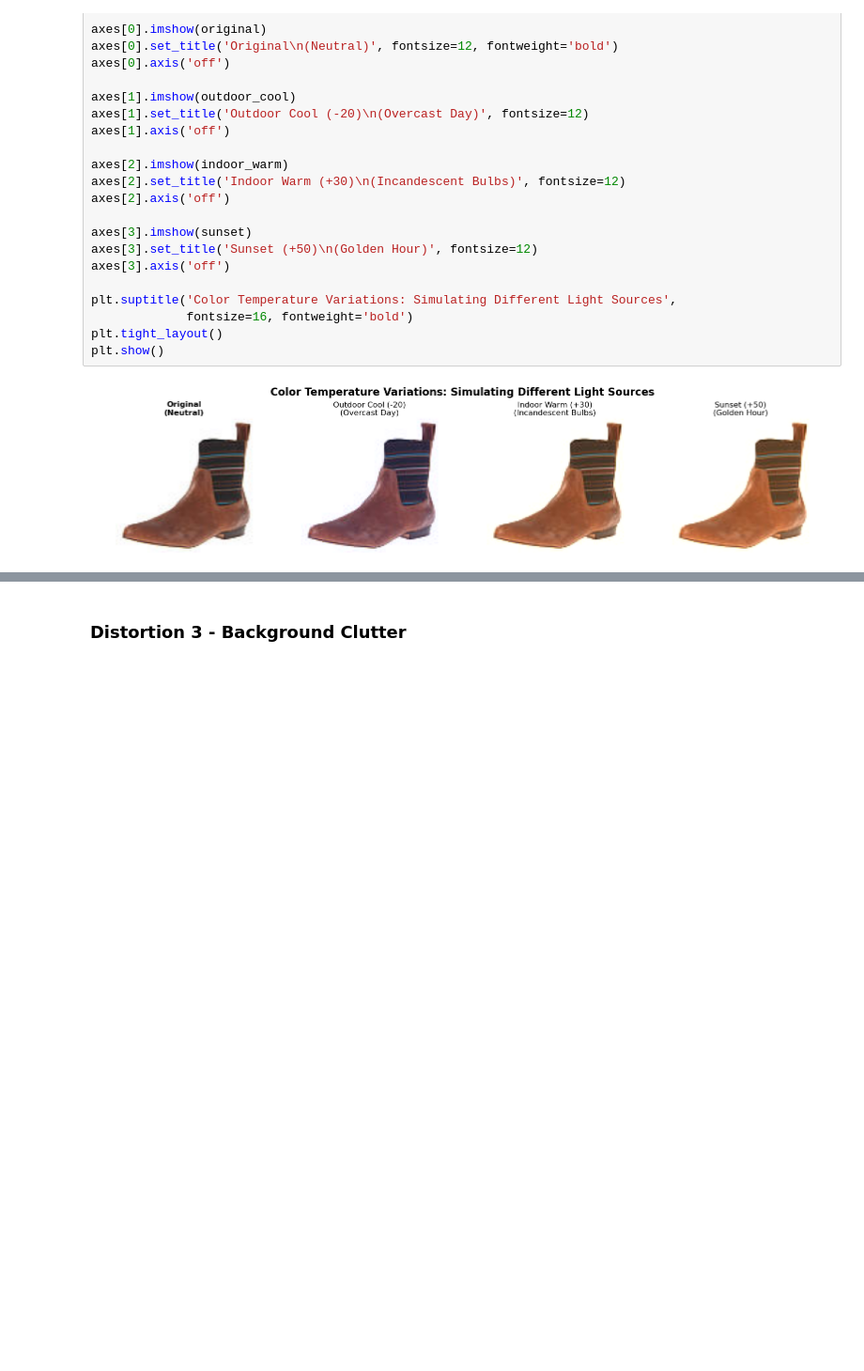
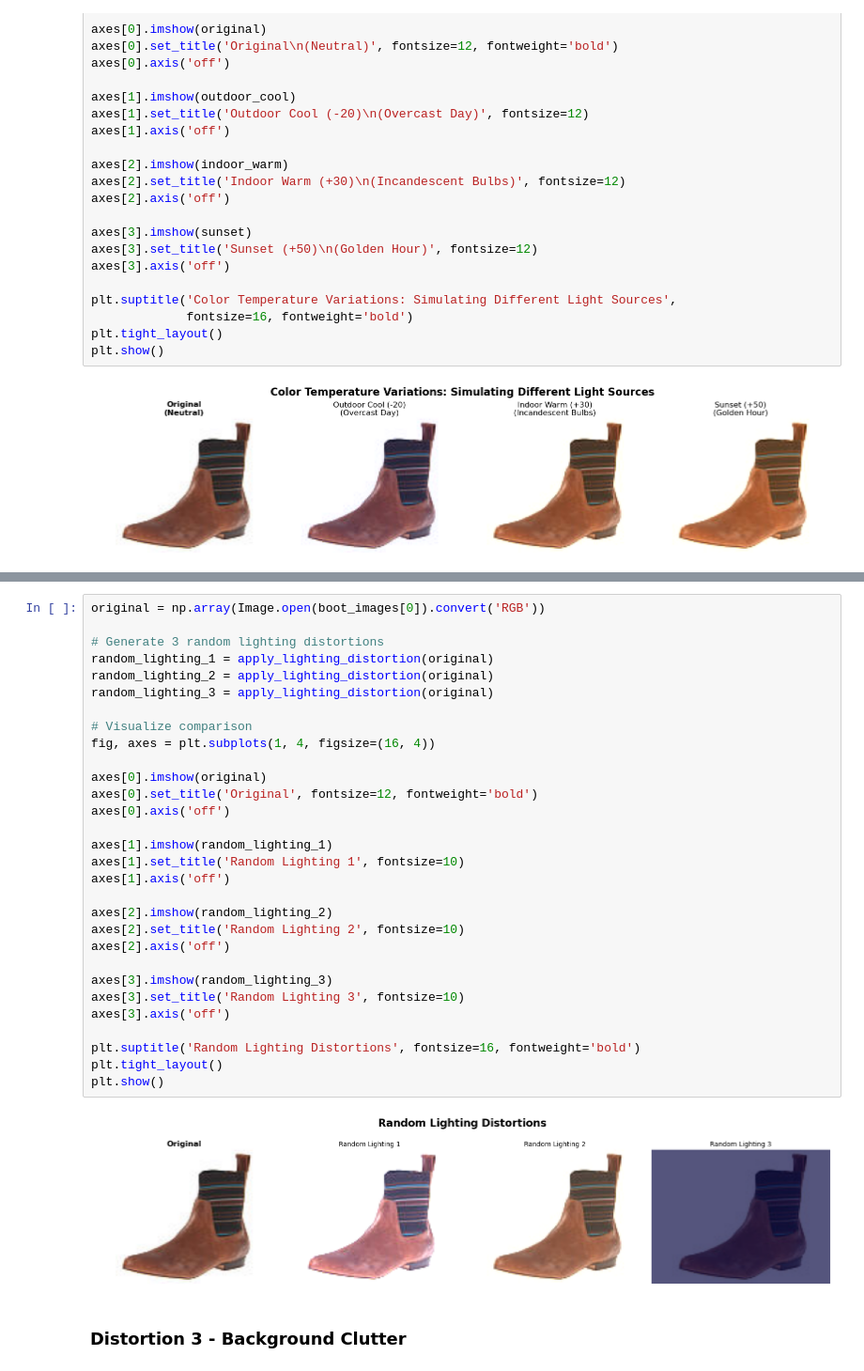
Before and after one commit to skyefung02/COMP90051_A2, a Jupyter notebook: COMP90051_A2_Skye.ipynb, the cells around one changed output, grey strips where cells are left out. Shown at 94% size. Saved outputs shown, nothing was run; the diff lists cells and outputs as text; blank space fills up the shorter version.

```diff
--- a/COMP90051_A2_Skye.ipynb
+++ b/COMP90051_A2_Skye.ipynb
@@ -543,3 +575,35 @@ plt.show()
+# %%
+original = np.array(Image.open(boot_images[0]).convert('RGB'))
+
+# Generate 3 random lighting distortions
+random_lighting_1 = apply_lighting_distortion(original)
+random_lighting_2 = apply_lighting_distortion(original)
+random_lighting_3 = apply_lighting_distortion(original)
+
+# Visualize comparison
+fig, axes = plt.subplots(1, 4, figsize=(16, 4))
+
+axes[0].imshow(original)
+axes[0].set_title('Original', fontsize=12, fontweight='bold')
+axes[0].axis('off')
+
+axes[1].imshow(random_lighting_1)
+axes[1].set_title('Random Lighting 1', fontsize=10)
+axes[1].axis('off')
+
+axes[2].imshow(random_lighting_2)
+axes[2].set_title('Random Lighting 2', fontsize=10)
+axes[2].axis('off')
+
+axes[3].imshow(random_lighting_3)
+axes[3].set_title('Random Lighting 3', fontsize=10)
+axes[3].axis('off')
+
+plt.suptitle('Random Lighting Distortions', fontsize=16, fontweight='bold')
+plt.tight_layout()
+plt.show()
+# %% [output]
+[figure, added]
 # %% [markdown]
 ### Distortion 3 - Background Clutter
 # %% [markdown]
```
Also changed, not shown: parts of 13 cells of this notebook, 1 other file.
